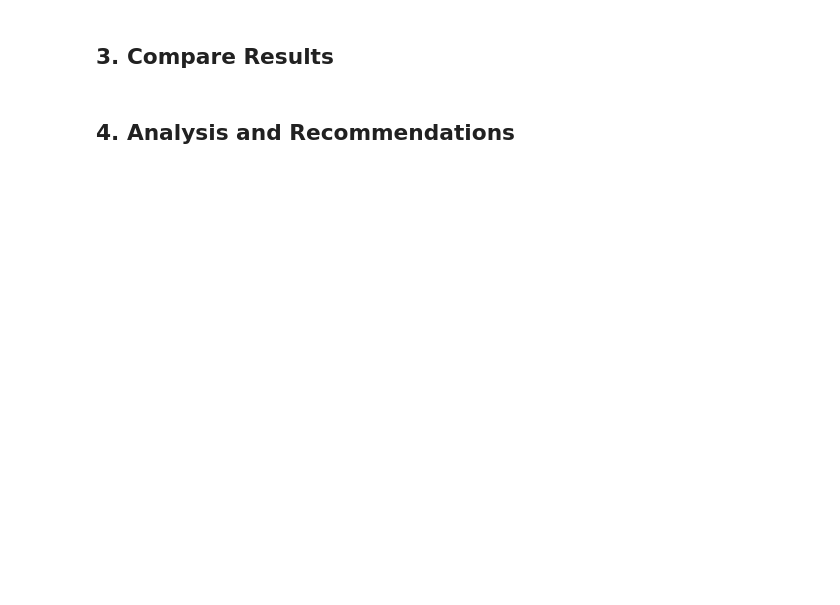
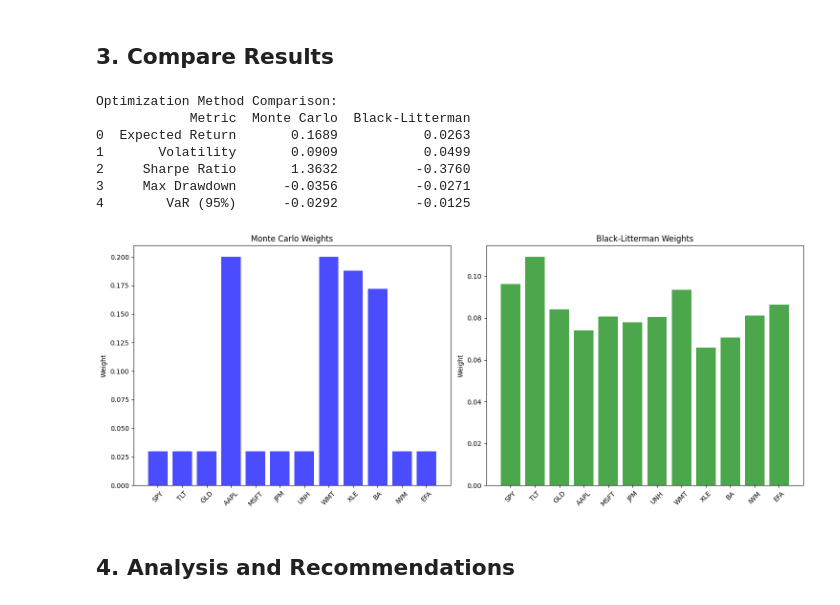
Before and after one commit to FrostNT1/quantfolio-engine, a Jupyter notebook: notebooks/02_clean_optimization_testing.ipynb, the cells around one changed output. Cells and saved outputs as stored; diff of their text form; code cells hidden in the pictures; blank space fills up the shorter version.

```diff
--- a/notebooks/02_clean_optimization_testing.ipynb
+++ b/notebooks/02_clean_optimization_testing.ipynb
@@ -347,35 +343,44 @@ AttributeError: 'Series' object has no attribute 'columns'
 # Compare optimization results
 comparison_data = {
     'Metric': ['Expected Return', 'Volatility', 'Sharpe Ratio', 'Max Drawdown', 'VaR (95%)'],
     'Monte Carlo': [mc_result['expected_return'], mc_result['volatility'], mc_result['sharpe_ratio'],
                     mc_result['max_drawdown'], mc_result['var_95']],
     'Black-Litterman': [bl_result['expected_return'], bl_result['volatility'], bl_result['sharpe_ratio'],
                          bl_result['max_drawdown'], bl_result['var_95']]
 }
 
 comparison_df = pd.DataFrame(comparison_data)
 print("Optimization Method Comparison:")
 print(comparison_df.round(4))
 
 # Plot weight comparison
 fig, (ax1, ax2) = plt.subplots(1, 2, figsize=(15, 6))
 
 # Monte Carlo weights
-mc_weights = list(mc_result['weights'].values())
+mc_weights = list(mc_result['weights'].values)
 ax1.bar(assets, mc_weights, alpha=0.7, color='blue')
 ax1.set_title('Monte Carlo Weights')
 ax1.set_ylabel('Weight')
 ax1.tick_params(axis='x', rotation=45)
 
 # Black-Litterman weights
-bl_weights = list(bl_result['weights'].values())
+bl_weights = list(bl_result['weights'].values)
 ax2.bar(assets, bl_weights, alpha=0.7, color='green')
 ax2.set_title('Black-Litterman Weights')
 ax2.set_ylabel('Weight')
 ax2.tick_params(axis='x', rotation=45)
 
 plt.tight_layout()
 plt.show()
+# %% [output]
+Optimization Method Comparison:
+            Metric  Monte Carlo  Black-Litterman
+0  Expected Return       0.1689           0.0263
+1       Volatility       0.0909           0.0499
+2     Sharpe Ratio       1.3632          -0.3760
+3     Max Drawdown      -0.0356          -0.0271
+4        VaR (95%)      -0.0292          -0.0125
+[figure, added]
 # %% [markdown]
 ## 4. Analysis and Recommendations
 # %%
```
Also changed, not shown: parts of 4 cells of this notebook, 10 other files.
